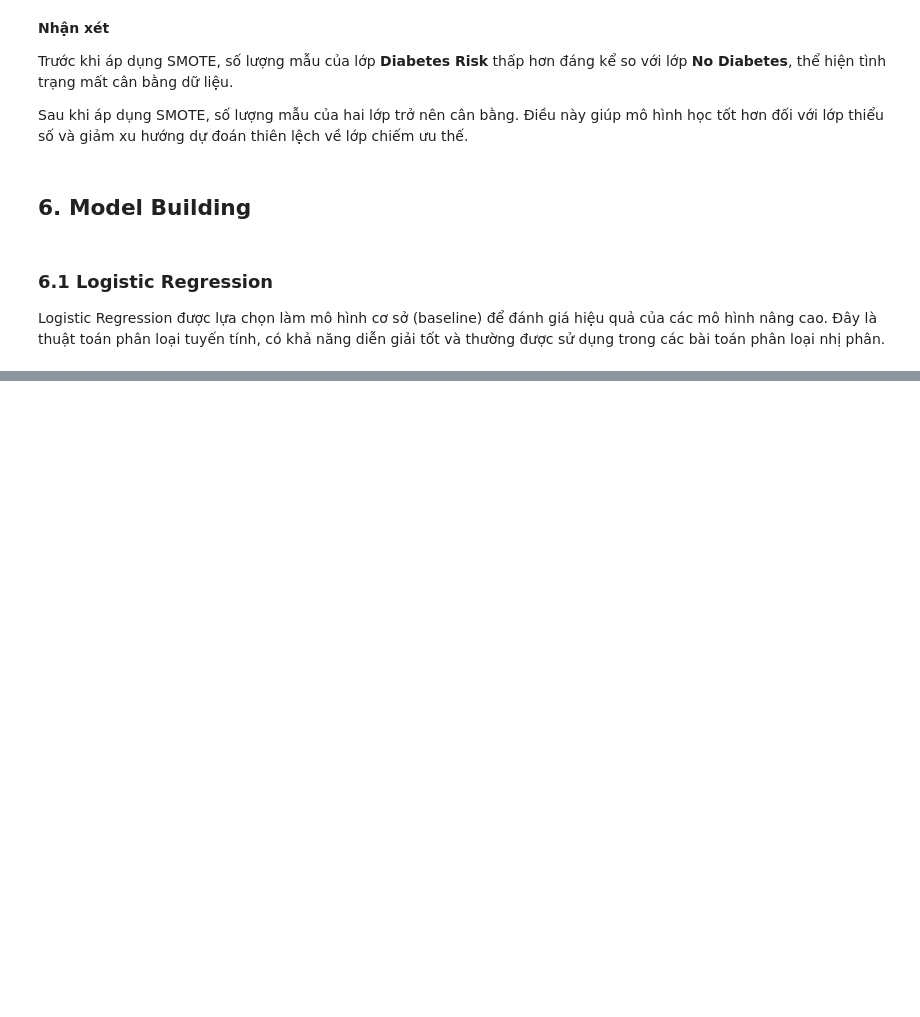
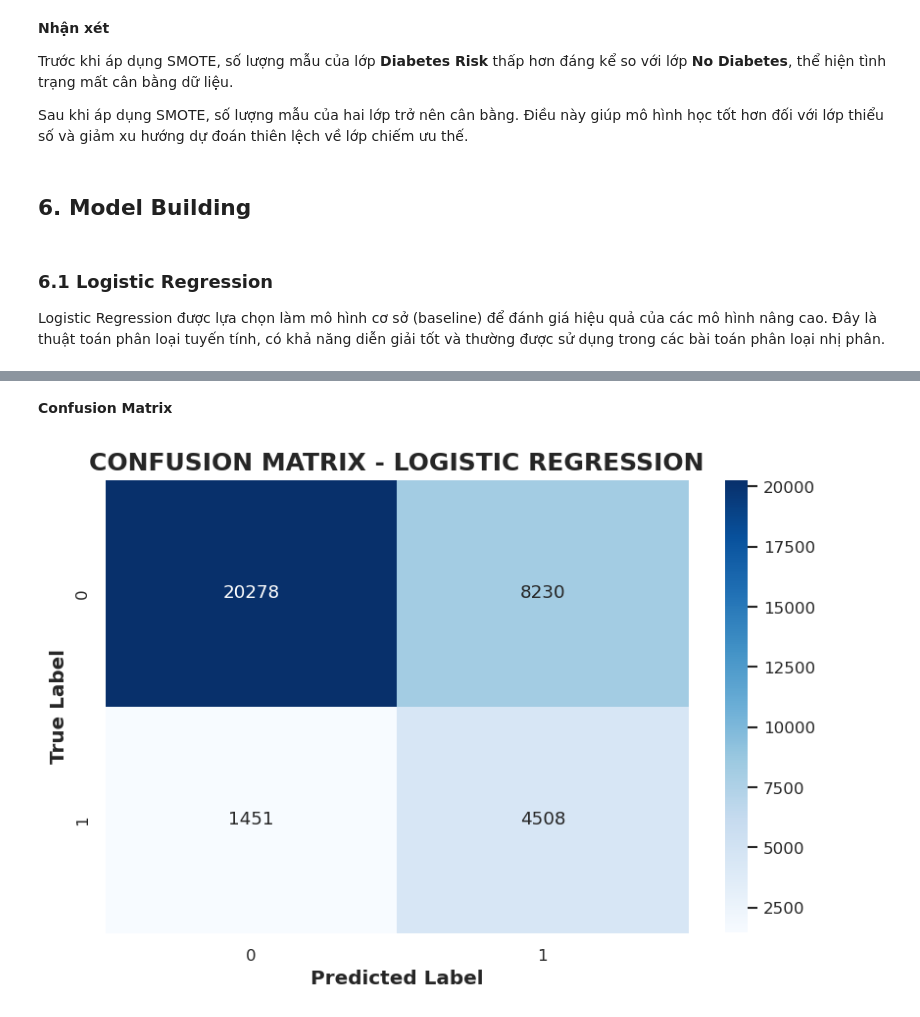
Before and after one commit to Nhungktn/Diabetes-Risk-Prediction, a Jupyter notebook: Diabetes_Risk_Prediction.ipynb, the cells around one changed output, grey strips where cells are left out. Saved outputs shown, nothing was run; the diff lists cells and outputs as text; code cells hidden in the pictures; blank space fills up the shorter version.

Commit message:
feat: add model comparison and evaluation for baseline models

```diff
--- a/Diabetes_Risk_Prediction.ipynb
+++ b/Diabetes_Risk_Prediction.ipynb
@@ -772,0 +777,9 @@ Logistic Regression được lựa chọn làm mô hình cơ sở (baseline) đ
+# %%
+from sklearn.linear_model import LogisticRegression
+
+log_model = LogisticRegression(
+    random_state=42,
+    max_iter=1000
+)
+
+log_model.fit(X_train_smote, y_train_smote)
@@ -772,0 +790,3 @@ Logistic Regression được lựa chọn làm mô hình cơ sở (baseline) đ
+# %%
+y_pred_log = log_model.predict(X_val_scaled)
+y_prob_log = log_model.predict_proba(X_val_scaled)[:, 1]
@@ -772,0 +831,21 @@ Logistic Regression được lựa chọn làm mô hình cơ sở (baseline) đ
+# %% [markdown]
+**Confusion Matrix**
+# %%
+from sklearn.metrics import confusion_matrix
+
+cm = confusion_matrix(y_val, y_pred_log)
+
+sns.heatmap(
+    cm,
+    annot=True,
+    fmt="d",
+    cmap="Blues"
+)
+
+plt.title("CONFUSION MATRIX - LOGISTIC REGRESSION")
+plt.xlabel("Predicted Label")
+plt.ylabel("True Label")
+
+plt.show()
+# %% [output]
+[figure, added]
```
Also changed, not shown: parts of 9 cells of this notebook.
